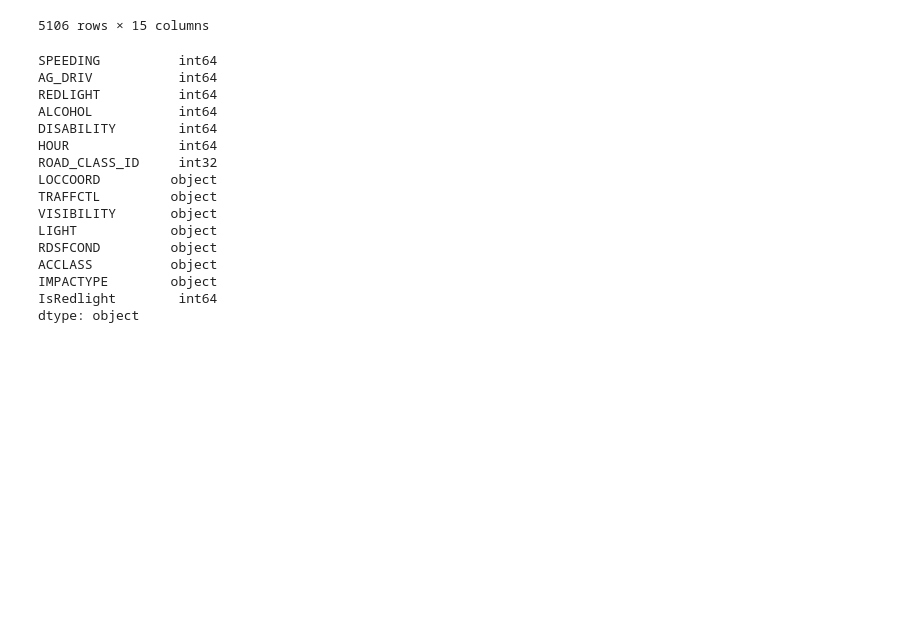
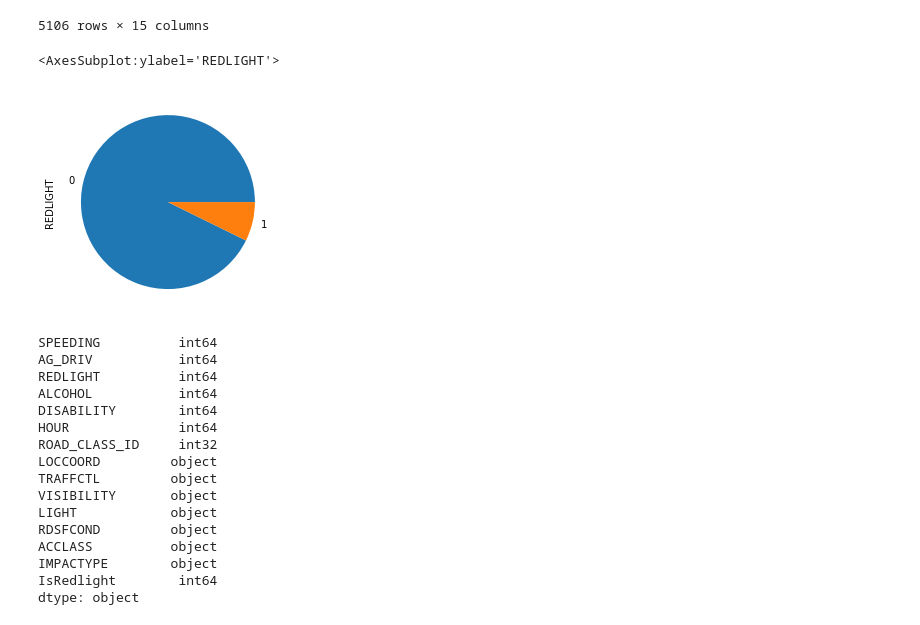
Before and after one commit to barharding/Crash-Detectives, a Jupyter notebook: ML Notebooks/ML-OHE and Class Imbalance fixes.ipynb, the cells around one changed output. Cells and saved outputs as stored; diff of their text form; code cells hidden in the pictures; blank space fills up the shorter version.

```diff
--- a/ML Notebooks/ML-OHE and Class Imbalance fixes.ipynb
+++ b/ML Notebooks/ML-OHE and Class Imbalance fixes.ipynb
@@ -603,12 +605,12 @@ test_df.groupby(['IsRedlight']).count()
 | 1 | 259 | 259 | 259 | 259 | 259 | 259 | 259 | 259 | 259 | 259 | ... |
 # %%
 # Assign test_df back to the df_KSI_clean3 dataframe
-df_KSI_clean3=test_df
+df_KSI_clean4=test_df
 # %%
 #drop columns which can't be used in ML model
 
-df_KSI_clean4=df_KSI_clean3.drop(['VEHTYPE','MANOEUVER','DRIVACT','DRIVCOND','PEDESTRIAN','CYCLIST','AUTOMOBILE','MOTORCYCLE','TRUCK','TRSN_CITY_VEH','EMERG_VEH','PASSENGER','INJURY_ID','ACCNUM','ObjectId','INVTYPE','INVAGE','YEAR','DATE','TIME','STREET1','STREET2','geometry','geometry2','Longitude','Latitude'],axis=1)
-df_KSI_clean4
+df_KSI_clean5=df_KSI_clean4.drop(['VEHTYPE','MANOEUVER','DRIVACT','DRIVCOND','PEDESTRIAN','CYCLIST','AUTOMOBILE','MOTORCYCLE','TRUCK','TRSN_CITY_VEH','EMERG_VEH','PASSENGER','INJURY_ID','ACCNUM','ObjectId','INVTYPE','INVAGE','YEAR','DATE','TIME','STREET1','STREET2','geometry','geometry2','Longitude','Latitude'],axis=1)
+df_KSI_clean5
 # %% [output]
 |  | SPEEDING | AG_DRIV | REDLIGHT | ALCOHOL | DISABILITY | HOUR | ROAD_CLASS_ID | LOCCOORD | TRAFFCTL | ... |
 | 0 | 0 | 0 | 0 | 0 | 0 | 18 | 1 | Intersection | Traffic Signal | ... |
@@ -623,4 +625,9 @@ df_KSI_clean4
 | 16853 | 0 | 0 | 0 | 0 | 0 | 17 | 1 | Intersection | Traffic Signal | ... |
 | 16856 | 0 | 1 | 0 | 0 | 1 | 22 | 1 | Intersection | No Control | ... |
 5106 rows × 15 columns
+# %%
+df_KSI_clean5.loc[df_KSI_clean5['ACCLASS']!='Fatal','REDLIGHT'].value_counts().plot.pie()
+# %% [output]
+<AxesSubplot:ylabel='REDLIGHT'>
+[figure, added]
 # %%
```
Also changed, not shown: parts of 32 cells of this notebook, 4 other files.
